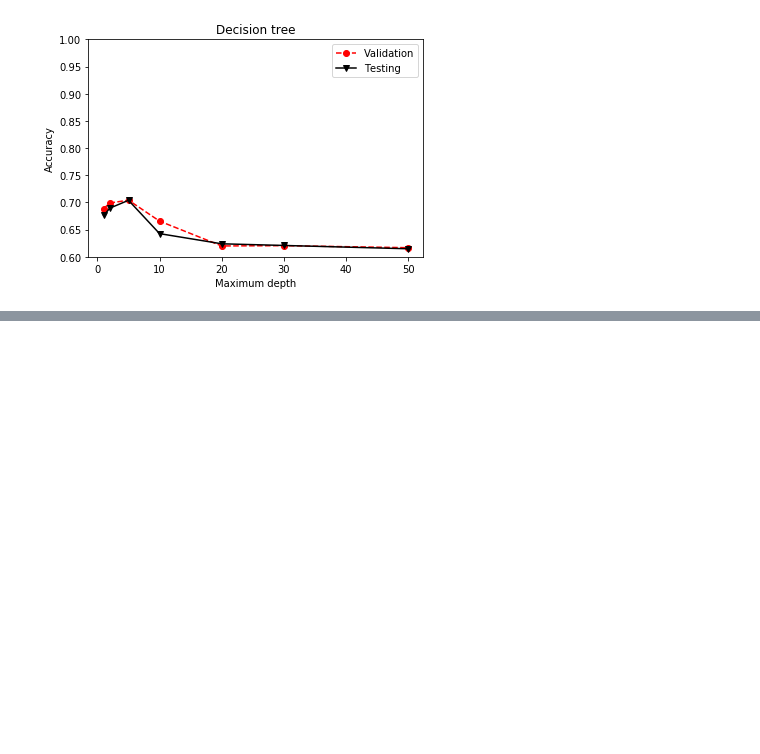
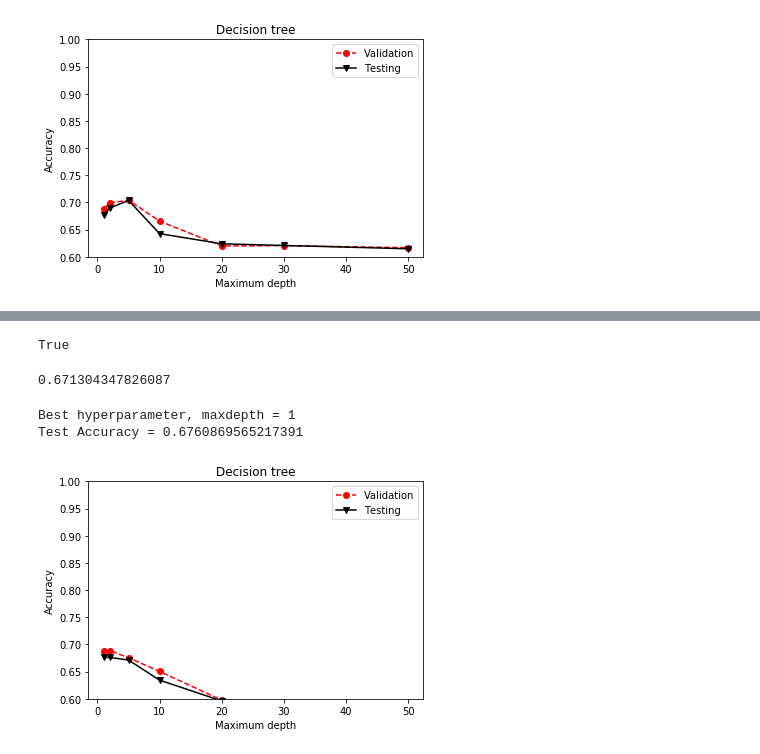
Before and after one commit to DaiweiZ/Smog-Weather-Prediction, a Jupyter notebook: project final.ipynb, the cells around one changed output, grey strips where cells are left out. Cells and saved outputs as stored; diff of their text form; code cells hidden in the pictures; blank space fills up the shorter version.

```diff
--- a/project final.ipynb
+++ b/project final.ipynb
@@ -343,7 +362,7 @@ X6_train, X6_test, Y6_train, Y6_test = train_test_split(X_6, Y6, test_size=0.3,
 
 from sklearn import tree
 
-clf = tree.DecisionTreeClassifier(max_depth=3)
+clf = tree.DecisionTreeClassifier(max_depth=5)
 clf = clf.fit(X6_train, Y6_train)
 Y6_pred = clf.predict(X6_test)
 
@@ -403,0 +461,57 @@ Test Accuracy = 0.7104347826086956
+# %%
+Y6.index = X_6.index
+print(Y6.shape[0] == X_6.shape[0])
+# %% [output]
+True
+# %%
+from sklearn.model_selection import train_test_split
+
+X6_train, X6_test, Y6_train, Y6_test = train_test_split(X_6, Y6, test_size=0.3, random_state=1)
+
+from sklearn import tree
+
+clf = tree.DecisionTreeClassifier(max_depth=5)
+clf = clf.fit(X6_train, Y6_train)
+Y6_pred = clf.predict(X6_test)
+
+from sklearn.metrics import accuracy_score
+
+accuracy_score(Y6_test, Y6_pred)
+# %% [output]
+0.671304347826087
+# %%
+from sklearn import tree
+from sklearn.metrics import accuracy_score
+from sklearn.model_selection import cross_val_score
+import matplotlib.pyplot as plt
+%matplotlib inline
+
+maxdepths = [1, 2, 5, 10, 20, 30, 50]
+validationAcc = np.zeros(len(maxdepths))
+testAcc = np.zeros(len(maxdepths))
+index = 0
+
+np.random.seed(1)
+for depth in maxdepths:
+    clf = tree.DecisionTreeClassifier(max_depth=depth)
+    scores = cross_val_score(clf, X6_train, Y6_train, cv=10)
+    validationAcc[index] = np.mean(scores)
+    clf.fit(X6_train, Y6_train)
+    Y6_predTest = clf.predict(X6_test)
+    testAcc[index] = accuracy_score(Y6_test, Y6_predTest)
+    index += 1
+
+plt.plot(maxdepths, validationAcc, 'ro--', maxdepths, testAcc, 'kv-')
+plt.xlabel('Maximum depth')
+plt.ylabel('Accuracy')
+plt.title('Decision tree')
+plt.legend(['Validation','Testing'])
+plt.ylim([0.6,1.0])
+
+bestHyperparam = np.argmax(validationAcc)
+print('Best hyperparameter, maxdepth =', maxdepths[bestHyperparam])
+print('Test Accuracy =', testAcc[bestHyperparam])
+# %% [output]
+Best hyperparameter, maxdepth = 1
+Test Accuracy = 0.6760869565217391
+[figure, added]
```
Also changed, not shown: parts of 11 cells of this notebook, 1 other file.
